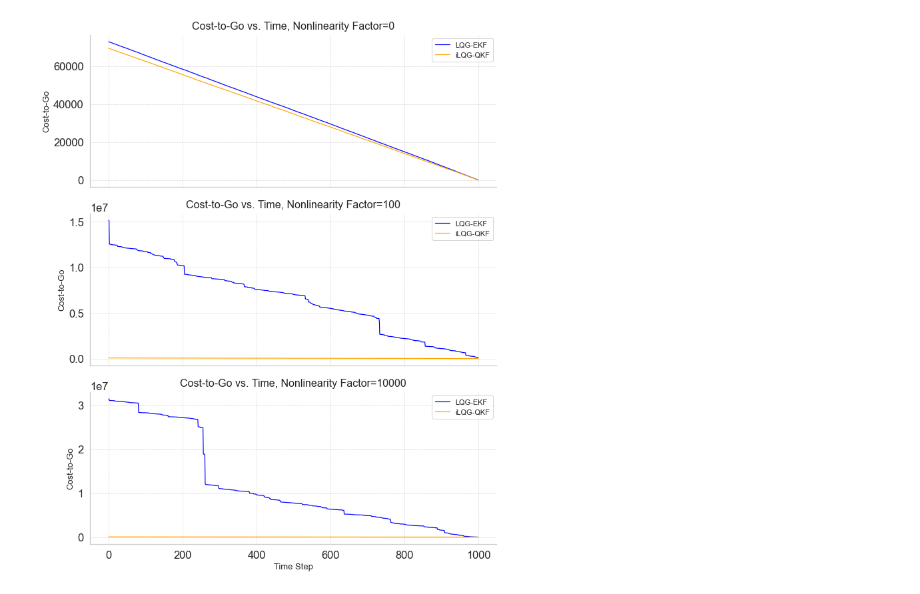
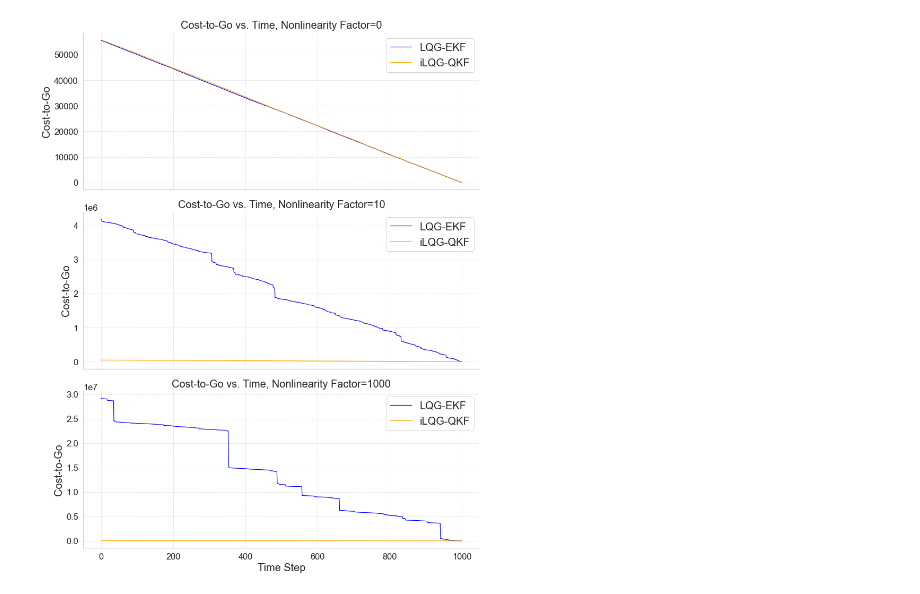
Before and after one commit to tengyoux297/LQG_EKF, a Jupyter notebook: LQG_QKF/plot_perf.ipynb, the cells around one changed output. Drawn from its saved outputs; the diff is of its cells as text; code cells hidden in the pictures.

```diff
--- a/LQG_QKF/plot_perf.ipynb
+++ b/LQG_QKF/plot_perf.ipynb
@@ -191,31 +191,31 @@ plt.show()
 # %%
 # plot: cost-to-go vs. non-linearity (polished version)
 sns.set_theme(style="whitegrid", font_scale=1.5, rc={"lines.linewidth": 2.0})
 
-mscales = [0, 1e2, 1e4]
-fig, ax = plt.subplots(len(mscales), 1, figsize=(10, 4 * len(mscales)), sharex=True)
+mscales = [0, 1e1, 1e3]
+fig, ax = plt.subplots(len(mscales), 1, figsize=(12, 5 * len(mscales)), sharex=True)
 
 for idx, mscale in enumerate(mscales):
     # load data
     ekf_results_all = pickle.load(open(os.path.join(pkl_dir, f'ekf_results-mscale={int(mscale)}.pkl'), 'rb'))
     qkf_results_all = pickle.load(open(os.path.join(pkl_dir, f'qkf_results-mscale={int(mscale)}.pkl'), 'rb'))
 
     cost_list_ekf_all = ekf_results_all[2]
     cost_list_qkf_all = qkf_results_all[2]
     cost_list_ekf_avg = np.mean(cost_list_ekf_all, axis=0)
     cost_list_qkf_avg = np.mean(cost_list_qkf_all, axis=0)
 
     ax[idx].plot(cost_list_ekf_avg, label='LQG-EKF', color='blue', linewidth=1.2)
     ax[idx].plot(cost_list_qkf_avg, label='iLQG-QKF', color='orange', linewidth=1.2)
-    ax[idx].set_title(f'Cost-to-Go vs. Time, Nonlinearity Factor={int(mscale)}', fontsize=16, pad=8)
-    ax[idx].set_ylabel('Cost-to-Go', fontsize=13)
-    ax[idx].legend(fontsize=11, frameon=True)
+    ax[idx].set_title(f'Cost-to-Go vs. Time, Nonlinearity Factor={int(mscale)}', fontsize=20, pad=8)
+    ax[idx].set_ylabel('Cost-to-Go', fontsize=20)
+    ax[idx].legend(fontsize=20, frameon=True)
     ax[idx].grid(True, which='both', linestyle='--', linewidth=0.7, alpha=0.8)
 
-ax[-1].set_xlabel('Time Step', fontsize=13)
+ax[-1].set_xlabel('Time Step', fontsize=20)
 sns.despine()
 plt.tight_layout()
 plt.savefig(os.path.join(perf_dir, 'cost_perf_vs_nonlinearity.png'), dpi=300, bbox_inches='tight')
 plt.show()
 # %% [output]
-[figure, old version]
+[figure, new version]
```
Also changed, not shown: parts of 4 cells of this notebook, 24 other files.
